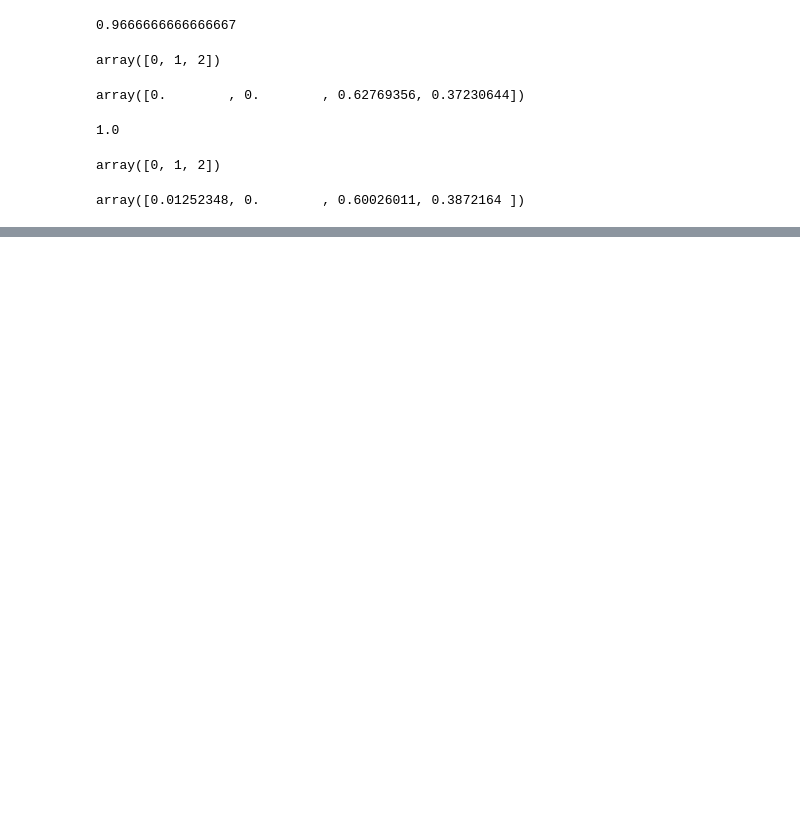
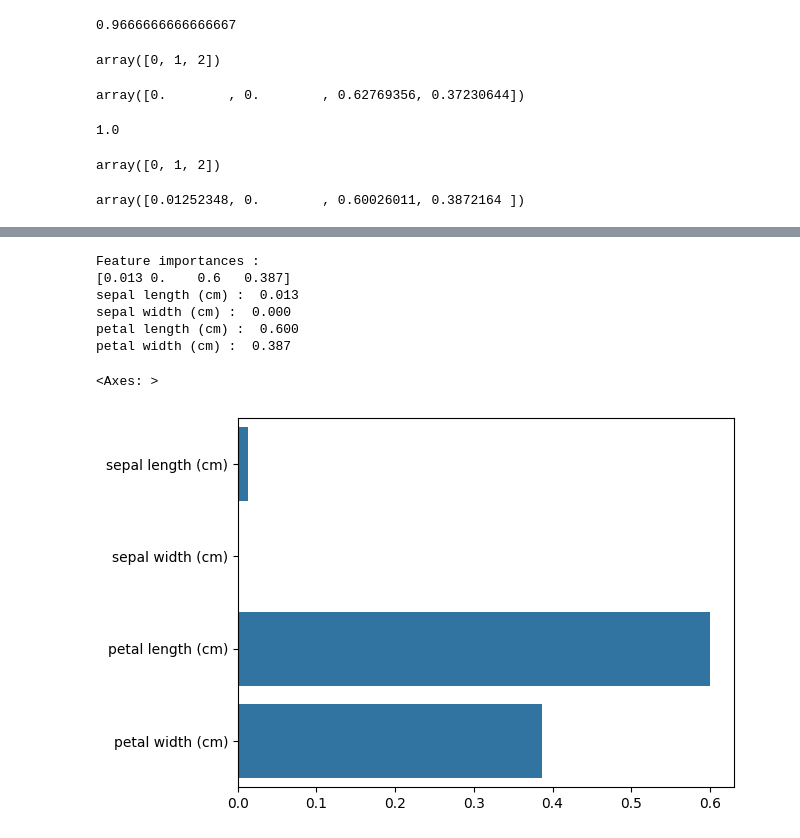
Before and after one commit to kimsierra/vscode, a Jupyter notebook: 2024/ML/DecisionTree.ipynb, the cells around one changed output, grey strips where cells are left out. Cells and saved outputs as stored; diff of their text form; code cells hidden in the pictures; blank space fills up the shorter version.

```diff
--- a/2024/ML/DecisionTree.ipynb
+++ b/2024/ML/DecisionTree.ipynb
@@ -59,0 +91,20 @@ graphviz.Source(dot_graph)
+# %%
+import seaborn as sns
+import numpy as np
+%matplotlib inline
+
+print(f"Feature importances :\n{np.round(dt_clf.feature_importances_, 3)}")
+
+for name, value in zip(iris.feature_names, dt_clf.feature_importances_) :
+    print(f'{name} : {value: .3f}')
+
+sns.barplot(x = dt_clf.feature_importances_, y = iris.feature_names)
+# %% [output]
+Feature importances :
+[0.013 0.    0.6   0.387]
+sepal length (cm) :  0.013
+sepal width (cm) :  0.000
+petal length (cm) :  0.600
+petal width (cm) :  0.387
+<Axes: >
+[figure, added]
```
Also changed, not shown: parts of 10 cells of this notebook, 6 other files.
